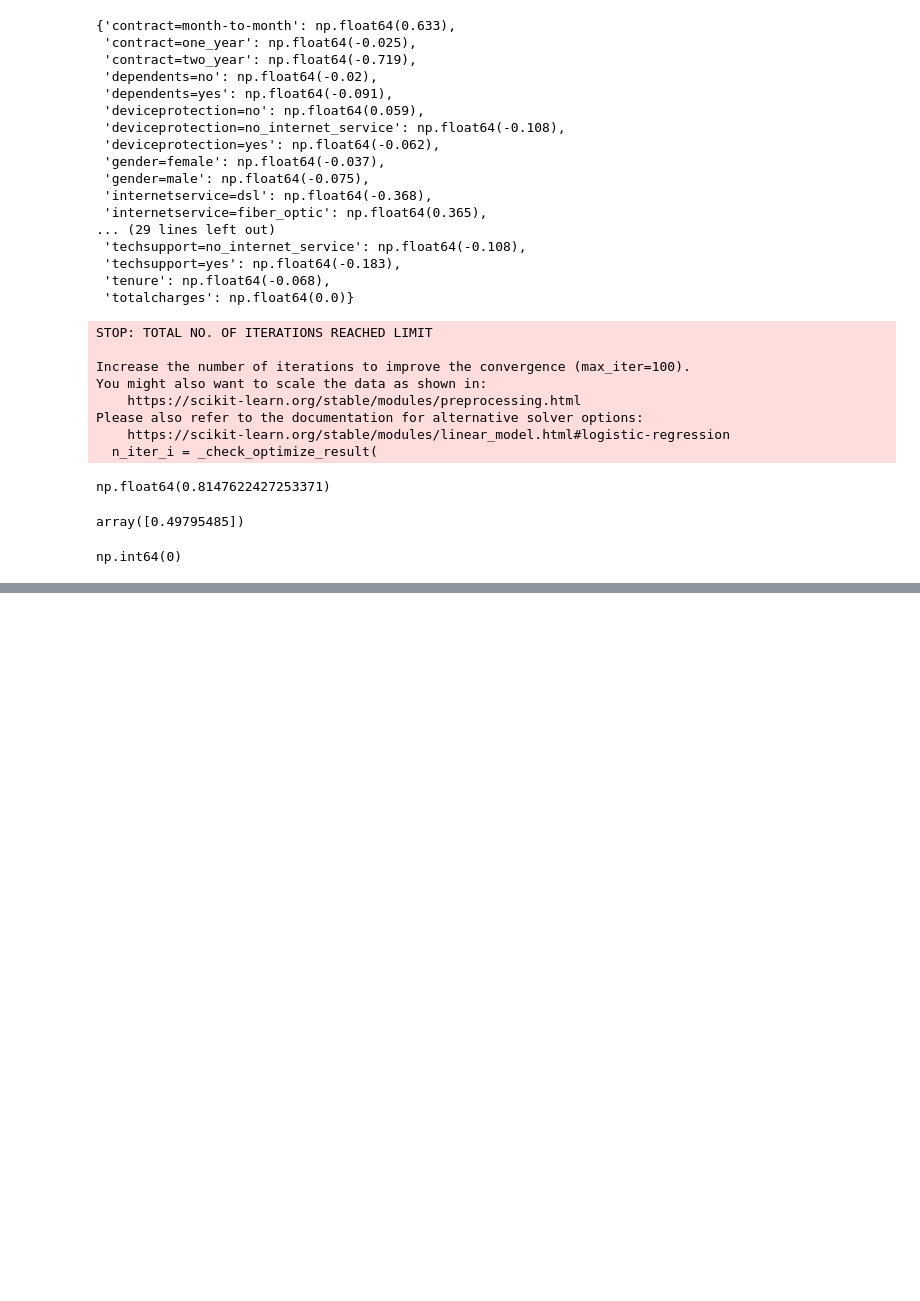
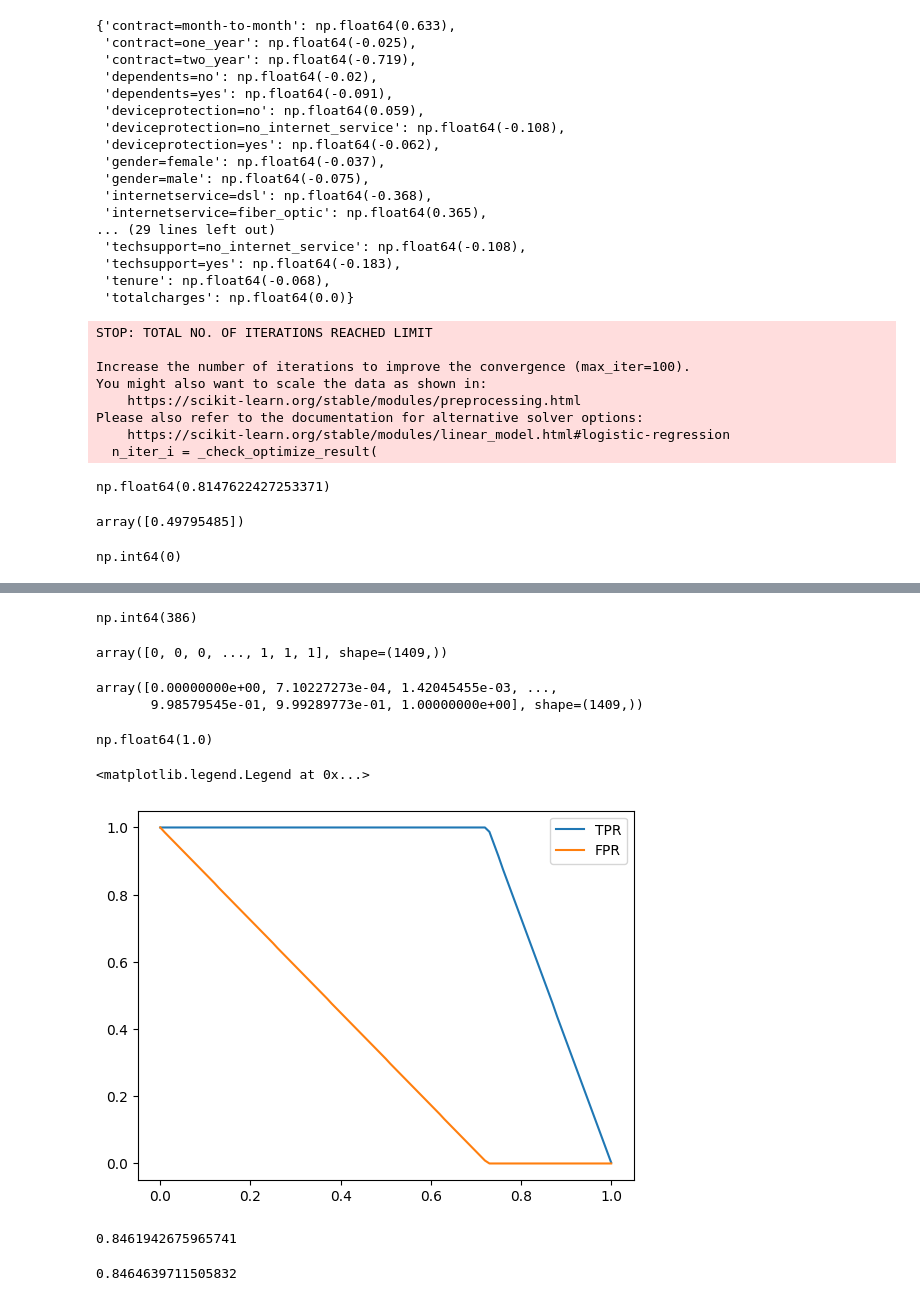
Before and after one commit to opadotun-taiwo/ml_projects, a Jupyter notebook: 03-churn-classification/Churn.ipynb, the cells around one changed output, grey strips where cells are left out. Cells and saved outputs as stored; diff of their text form; code cells hidden in the pictures; blank space fills up the shorter version.

```diff
--- a/03-churn-classification/Churn.ipynb
+++ b/03-churn-classification/Churn.ipynb
@@ -485,0 +737,30 @@ np.int64(0)
+# %%
+num_neg = (y_val == 0).sum()
+num_pos = (y_val == 1).sum()
+num_pos
+# %% [output]
+np.int64(386)
+# %%
+y_ideal = np.repeat([0,1], [num_neg, num_pos])
+y_ideal
+# %% [output]
+array([0, 0, 0, ..., 1, 1, 1], shape=(1409,))
+# %%
+y_ideal_pred = np.linspace(0, 1, len(y_ideal))
+y_ideal_pred
+# %% [output]
+array([0.00000000e+00, 7.10227273e-04, 1.42045455e-03, ...,
+       9.98579545e-01, 9.99289773e-01, 1.00000000e+00], shape=(1409,))
+# %%
+((y_ideal_pred >= 0.726) == y_ideal).mean()
+# %% [output]
+np.float64(1.0)
+# %%
+df_ideal = tpr_fpr_dataframe(y_ideal, y_ideal_pred)
+# %%
+plt.plot(df_ideal['thresold'], df_ideal['tpr'], label='TPR')
+plt.plot(df_ideal['thresold'], df_ideal['fpr'], label='FPR')
+plt.legend()
+# %% [output]
+<matplotlib.legend.Legend at 0x...>
+[figure, added]
@@ -485,0 +769,4 @@ np.int64(0)
+# %%
+auc(df_score.fpr, df_score.tpr)
+# %% [output]
+0.8461942675965741
@@ -485,0 +775,4 @@ np.int64(0)
+# %%
+roc_auc_score(y_val, y_pred)
+# %% [output]
+0.8464639711505832
```
Also changed, not shown: parts of 38 cells of this notebook, 3 other files.
